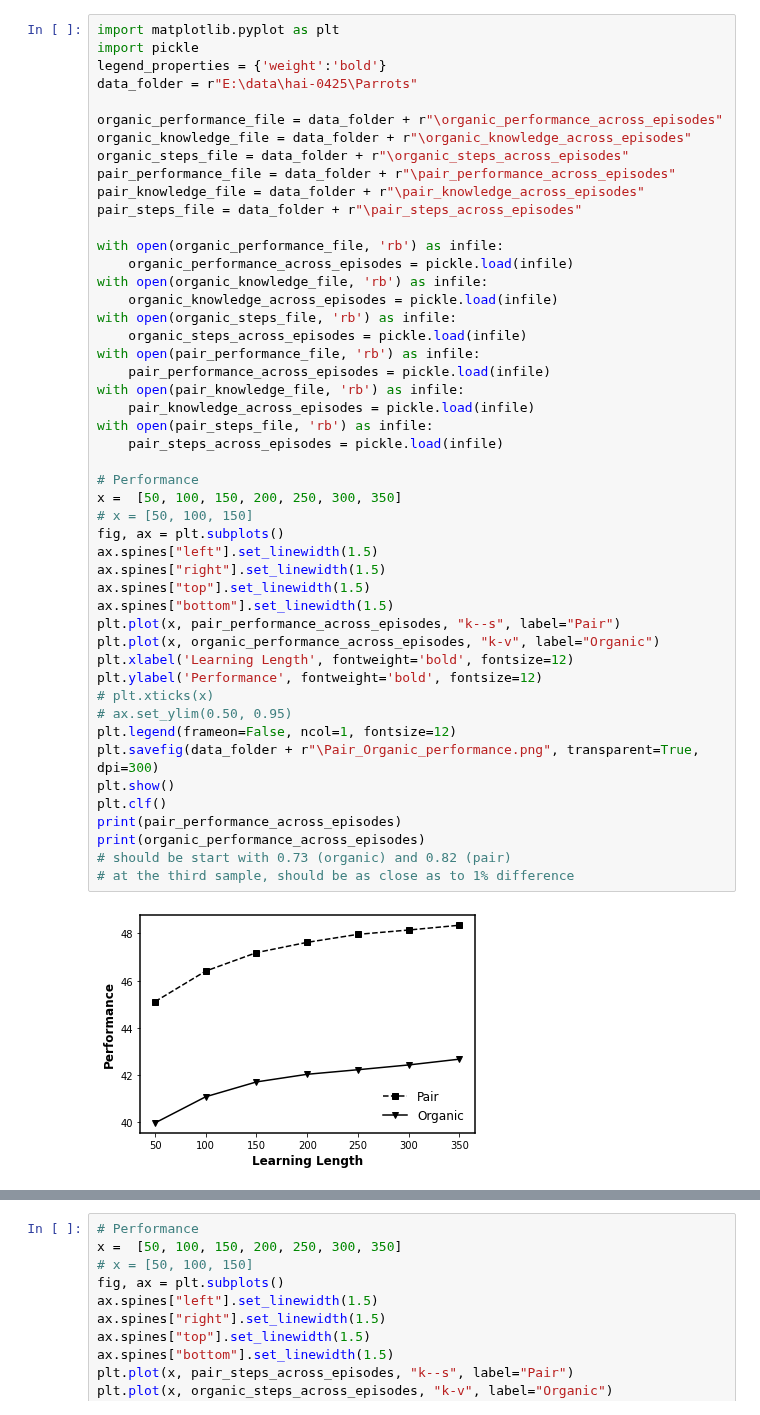
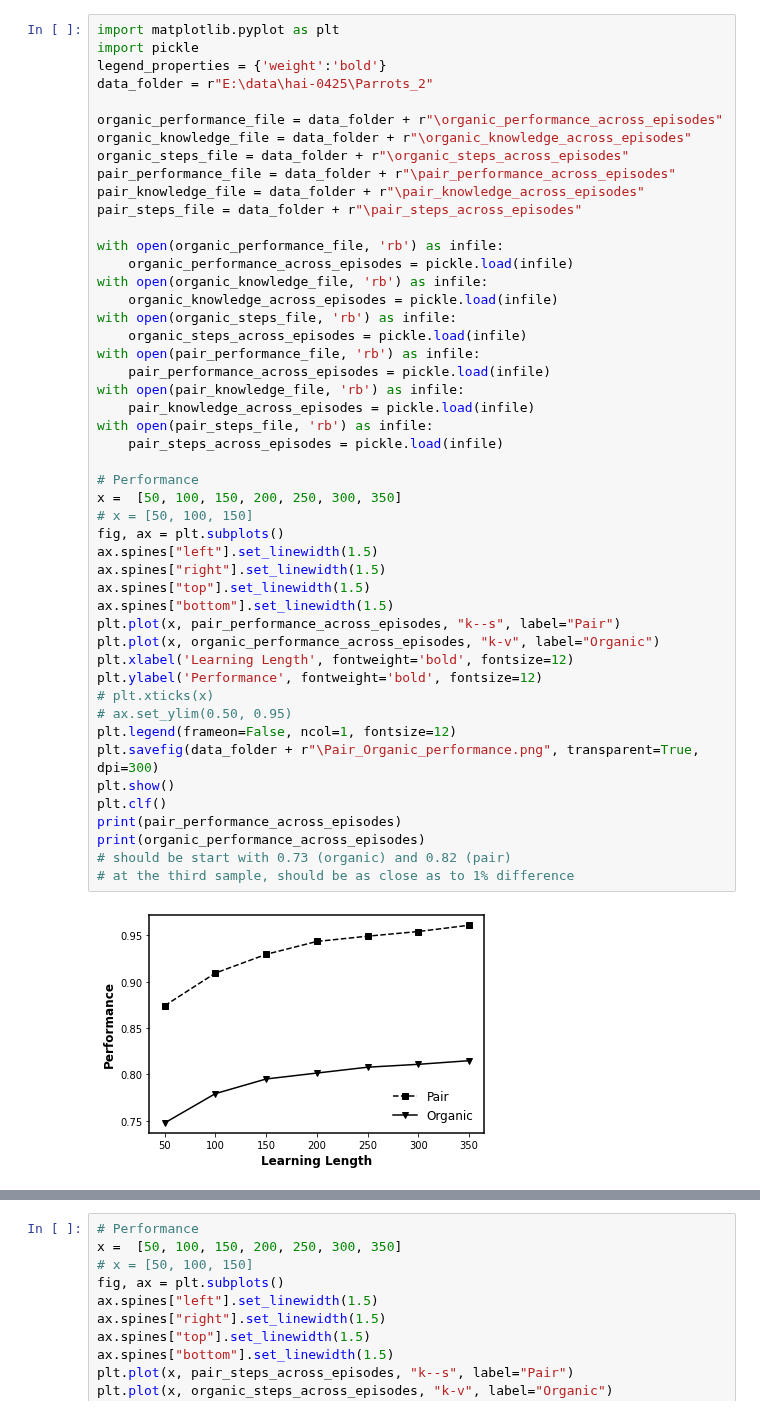
Before and after one commit to GrandJune/HAI, a Jupyter notebook: Parrots/Results.ipynb, the cells around one changed output, grey strips where cells are left out. Cells and saved outputs as stored; diff of their text form.

Commit message:
Initialize: Figure 1-performance across learning length
Figure 2-Informed across distance from low peaks

```diff
--- a/Parrots/Results.ipynb
+++ b/Parrots/Results.ipynb
@@ -2,7 +2,7 @@
 import matplotlib.pyplot as plt
 import pickle
 legend_properties = {'weight':'bold'}
-data_folder = r"E:\data\hai-0425\Parrots"
+data_folder = r"E:\data\hai-0425\Parrots_2"
 
 organic_performance_file = data_folder + r"\organic_performance_across_episodes"
 organic_knowledge_file = data_folder + r"\organic_knowledge_across_episodes"
@@ -20,31 +20,31 @@ with open(organic_steps_file, 'rb') as infile:
 with open(pair_performance_file, 'rb') as infile:
     pair_performance_across_episodes = pickle.load(infile)
 with open(pair_knowledge_file, 'rb') as infile:
     pair_knowledge_across_episodes = pickle.load(infile)
 with open(pair_steps_file, 'rb') as infile:
     pair_steps_across_episodes = pickle.load(infile)
 
 # Performance
 x =  [50, 100, 150, 200, 250, 300, 350]
 # x = [50, 100, 150]
 fig, ax = plt.subplots()
 ax.spines["left"].set_linewidth(1.5)
 ax.spines["right"].set_linewidth(1.5)
 ax.spines["top"].set_linewidth(1.5)
 ax.spines["bottom"].set_linewidth(1.5)
 plt.plot(x, pair_performance_across_episodes, "k--s", label="Pair")
 plt.plot(x, organic_performance_across_episodes, "k-v", label="Organic")
 plt.xlabel('Learning Length', fontweight='bold', fontsize=12)
 plt.ylabel('Performance', fontweight='bold', fontsize=12)
 # plt.xticks(x)
 # ax.set_ylim(0.50, 0.95)
 plt.legend(frameon=False, ncol=1, fontsize=12)
 plt.savefig(data_folder + r"\Pair_Organic_performance.png", transparent=True, dpi=300)
 plt.show()
 plt.clf()
 print(pair_performance_across_episodes)
 print(organic_performance_across_episodes)
 # should be start with 0.73 (organic) and 0.82 (pair)
 # at the third sample, should be as close as to 1% difference
 # %% [output]
-[figure, old version]
+[figure, new version]
```
Also changed, not shown: parts of 2 cells of this notebook, 4 other files.
